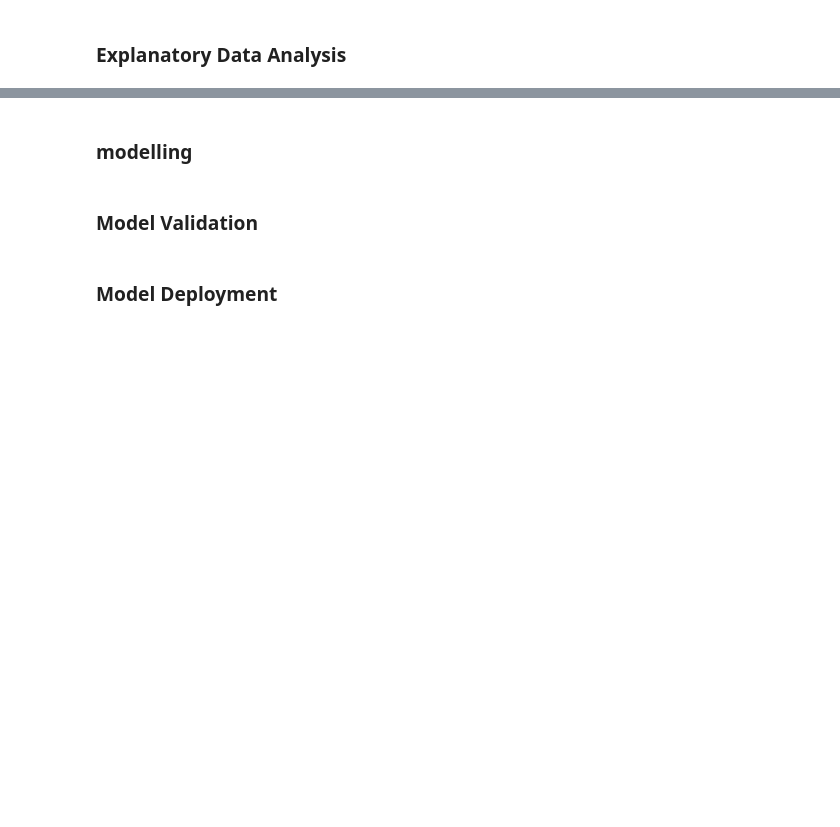
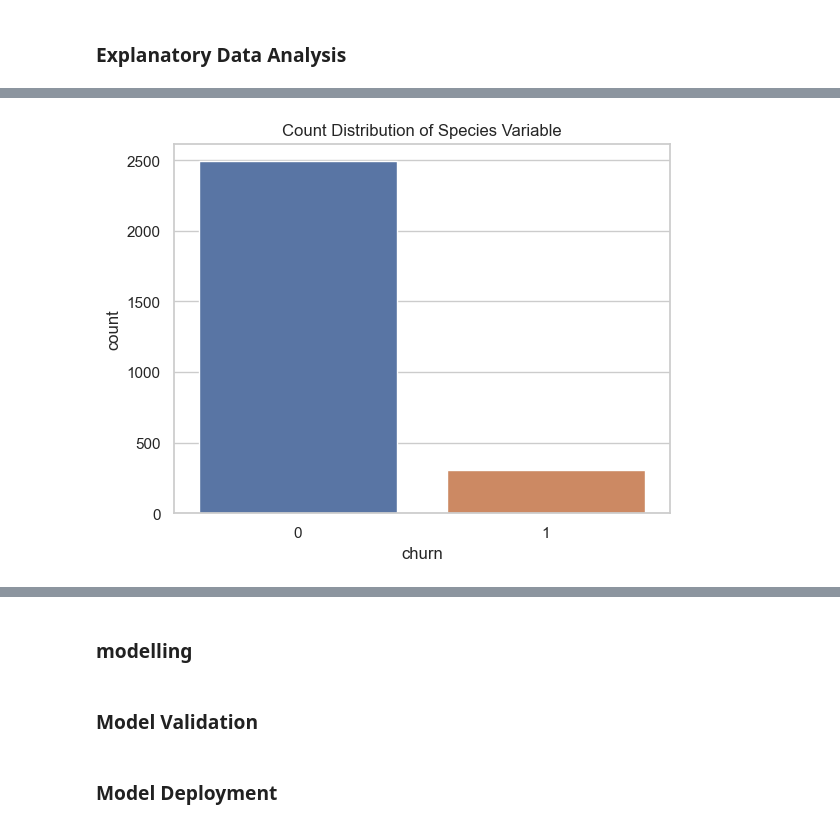
Before and after one commit to Atieng/Customer-Churn-Prediction, a Jupyter notebook: Customer-churn.ipynb, the cells around one changed output, grey strips where cells are left out. Drawn from its saved outputs; the diff is of its cells as text; code cells hidden in the pictures; blank space fills up the shorter version.

```diff
--- a/Customer-churn.ipynb
+++ b/Customer-churn.ipynb
@@ -429,0 +448,6 @@ memory usage: 354.7+ KB
+# %%
+# Plotting the Distribution of the Species Variable
+ax = sns.countplot(data = df, x='churn')
+ax.set_title('Count Distribution of Species Variable');
+# %% [output]
+[figure, added]
```
Also changed, not shown: parts of 22 cells of this notebook.
